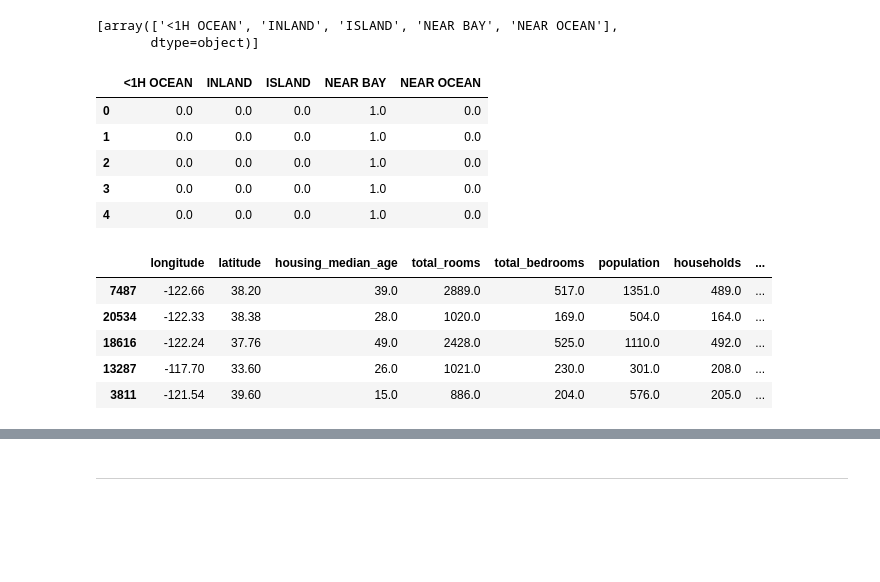
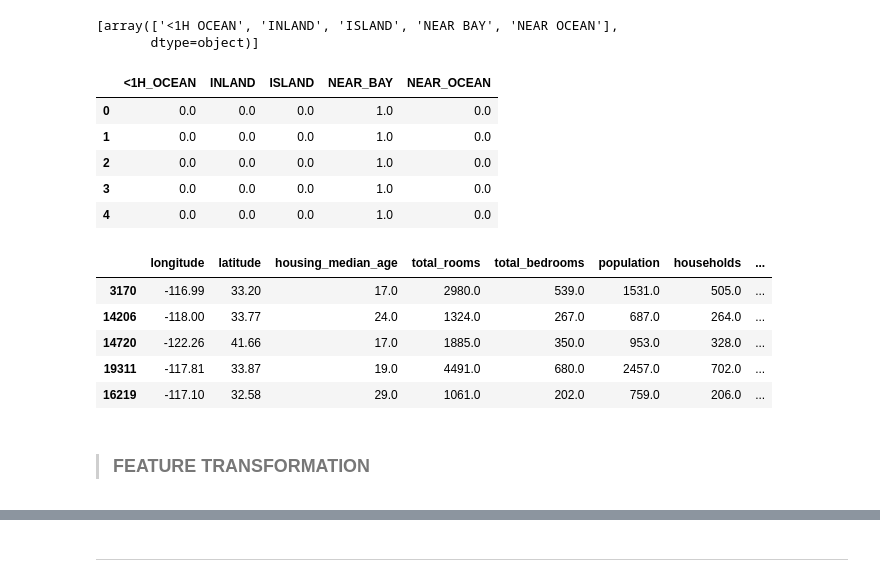
Before and after one commit to Shriram-Vibhute/House_Price_Prediction, a Jupyter notebook: project.ipynb, the cells around one changed output, grey strips where cells are left out. Cells and saved outputs as stored; diff of their text form; code cells hidden in the pictures; blank space fills up the shorter version.

Commit message:
modified: project.ipynb - Performed Feature Transformations

```diff
--- a/project.ipynb
+++ b/project.ipynb
@@ -344,6 +342,7 @@ array([['NEAR BAY'],
 # %%
 from sklearn.preprocessing import OneHotEncoder
 
+ohe = OneHotEncoder()
 ohe.fit(temp_housing4['ocean_proximity'].values.reshape(-1, 1))
 # %% [output]
 OneHotEncoder()
@@ -355,11 +354,11 @@ ohe.categories_
 # %%
 decoded = pd.DataFrame(
     ohe.transform(temp_housing4['ocean_proximity'].values.reshape(-1, 1)).toarray(),
-    columns=ohe.categories_
+    columns=['<1H_OCEAN', 'INLAND', 'ISLAND', 'NEAR_BAY', 'NEAR_OCEAN']
 )
 decoded.head()
 # %% [output]
-|  | <1H OCEAN | INLAND | ISLAND | NEAR BAY | NEAR OCEAN |
+|  | <1H_OCEAN | INLAND | ISLAND | NEAR_BAY | NEAR_OCEAN |
 | 0 | 0.0 | 0.0 | 0.0 | 1.0 | 0.0 |
 | 1 | 0.0 | 0.0 | 0.0 | 1.0 | 0.0 |
 | 2 | 0.0 | 0.0 | 0.0 | 1.0 | 0.0 |
@@ -371,8 +370,10 @@ temp_housing4 = pd.concat([temp_housing4, decoded], axis=1)
 temp_housing4.sample(5)
 # %% [output]
 |  | longitude | latitude | housing_median_age | total_rooms | total_bedrooms | population | households | ... |
-| 7487 | -122.66 | 38.20 | 39.0 | 2889.0 | 517.0 | 1351.0 | 489.0 | ... |
-| 20534 | -122.33 | 38.38 | 28.0 | 1020.0 | 169.0 | 504.0 | 164.0 | ... |
-| 18616 | -122.24 | 37.76 | 49.0 | 2428.0 | 525.0 | 1110.0 | 492.0 | ... |
-| 13287 | -117.70 | 33.60 | 26.0 | 1021.0 | 230.0 | 301.0 | 208.0 | ... |
-| 3811 | -121.54 | 39.60 | 15.0 | 886.0 | 204.0 | 576.0 | 205.0 | ... |
+| 3170 | -116.99 | 33.20 | 17.0 | 2980.0 | 539.0 | 1531.0 | 505.0 | ... |
+| 14206 | -118.00 | 33.77 | 24.0 | 1324.0 | 267.0 | 687.0 | 264.0 | ... |
+| 14720 | -122.26 | 41.66 | 17.0 | 1885.0 | 350.0 | 953.0 | 328.0 | ... |
+| 19311 | -117.81 | 33.87 | 19.0 | 4491.0 | 680.0 | 2457.0 | 702.0 | ... |
+| 16219 | -117.10 | 32.58 | 29.0 | 1061.0 | 202.0 | 759.0 | 206.0 | ... |
+# %% [markdown]
+> ### FEATURE TRANSFORMATION
```
Also changed, not shown: parts of 22 cells of this notebook.
